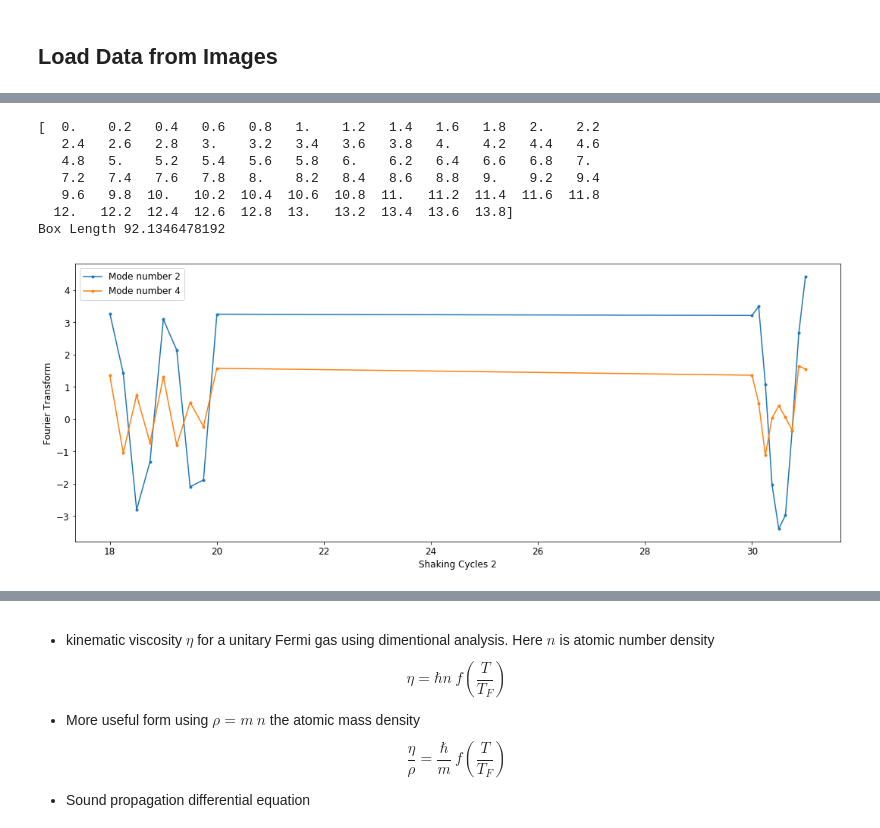
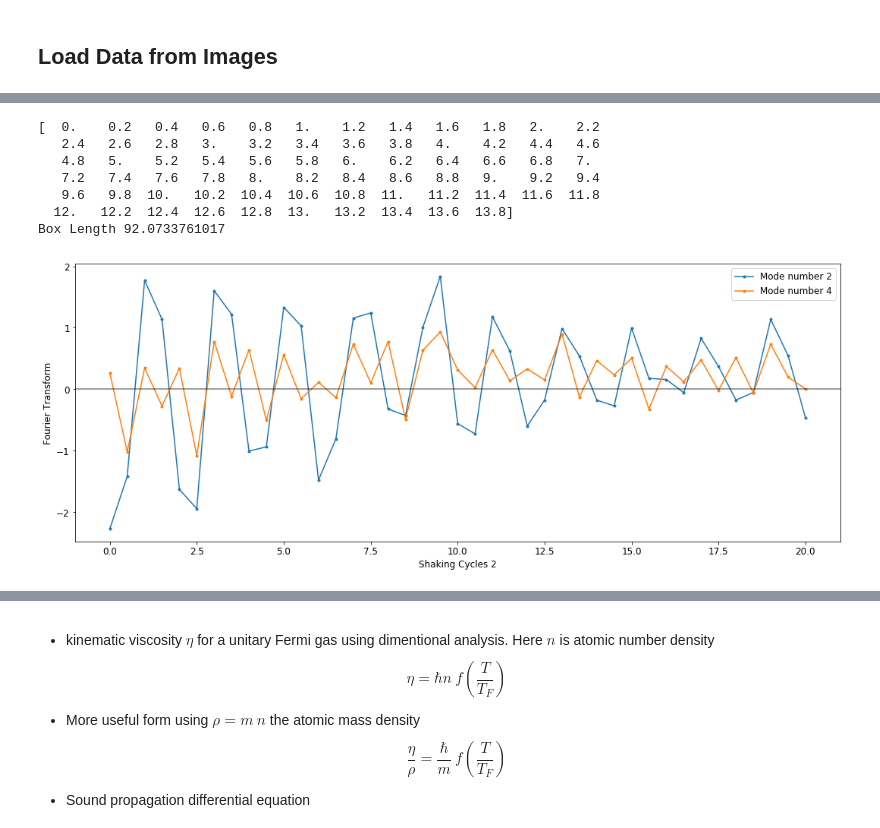
Before and after one commit to ranchop/QCalc, a Jupyter notebook: Box Shaking/Specific Datasets/Sonogram/Downconversion - 08-26.ipynb, the cells around one changed output, grey strips where cells are left out. Saved outputs shown, nothing was run; the diff lists cells and outputs as text; code cells hidden in the pictures.

```diff
--- a/Box Shaking/Specific Datasets/Sonogram/Downconversion - 08-26.ipynb
+++ b/Box Shaking/Specific Datasets/Sonogram/Downconversion - 08-26.ipynb
@@ -905,7 +905,8 @@ plt.tight_layout()
 # %%
 # Dataset Explorer
-bg_variable = 'ShakingCycles'
-bg_value = 0
+bg_variable = 'bg_var'
+bg_value = True
+df['bg_var'] = (df['ShakingCycles'] == 0) & (df['ShakingCycles2'] == 0)
 
 # Count number of images
 unique_x = np.unique(df.x)
@@ -1054,24 +1058,25 @@ print('Box Length', df_data.length.iloc[0]*1e6)
    7.2   7.4   7.6   7.8   8.    8.2   8.4   8.6   8.8   9.    9.2   9.4
    9.6   9.8  10.   10.2  10.4  10.6  10.8  11.   11.2  11.4  11.6  11.8
   12.   12.2  12.4  12.6  12.8  13.   13.2  13.4  13.6  13.8]
-Box Length 92.1346478192
+Box Length 92.0733761017
 # %%
 # Extracting widths from FT cuts
-mode_num = np.array([2,4])
+mode_num = np.array([2,4, ])
 modes = mode_num * 5
 hanles_arr=np.zeros(len(mode_num))
 
 fig, ax = plt.subplots(figsize = [15, 6])
 for i, m in enumerate(modes):
     c = tp.Curve(movie_ft[0], movie_ft[2][m, :])
     labelname='Mode number {:.0f}'.format(mode_num[i])
     plt.plot(*c.data, 'C{}.-'.format(i),label=labelname)
 
+plt.axhline(0, c='k', alpha=0.5)
 plt.xlabel(WID_xlabel.value)
 plt.ylabel(r'Fourier Transform')
 plt.legend()
 plt.tight_layout()
 
 # plt.xlim([20, 30])
 # %% [output]
-[figure, old version]
+[figure, new version]
```
Also changed, not shown: parts of 12 cells of this notebook, 3 other files.
